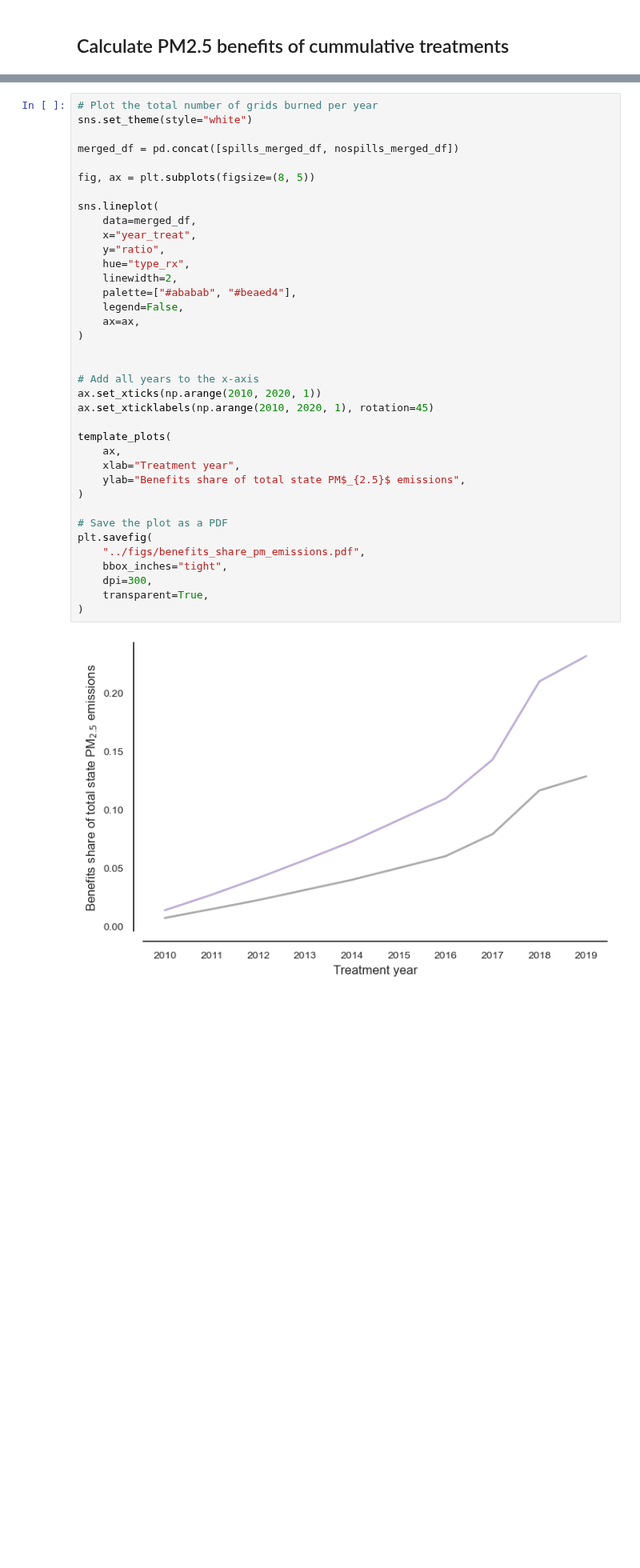
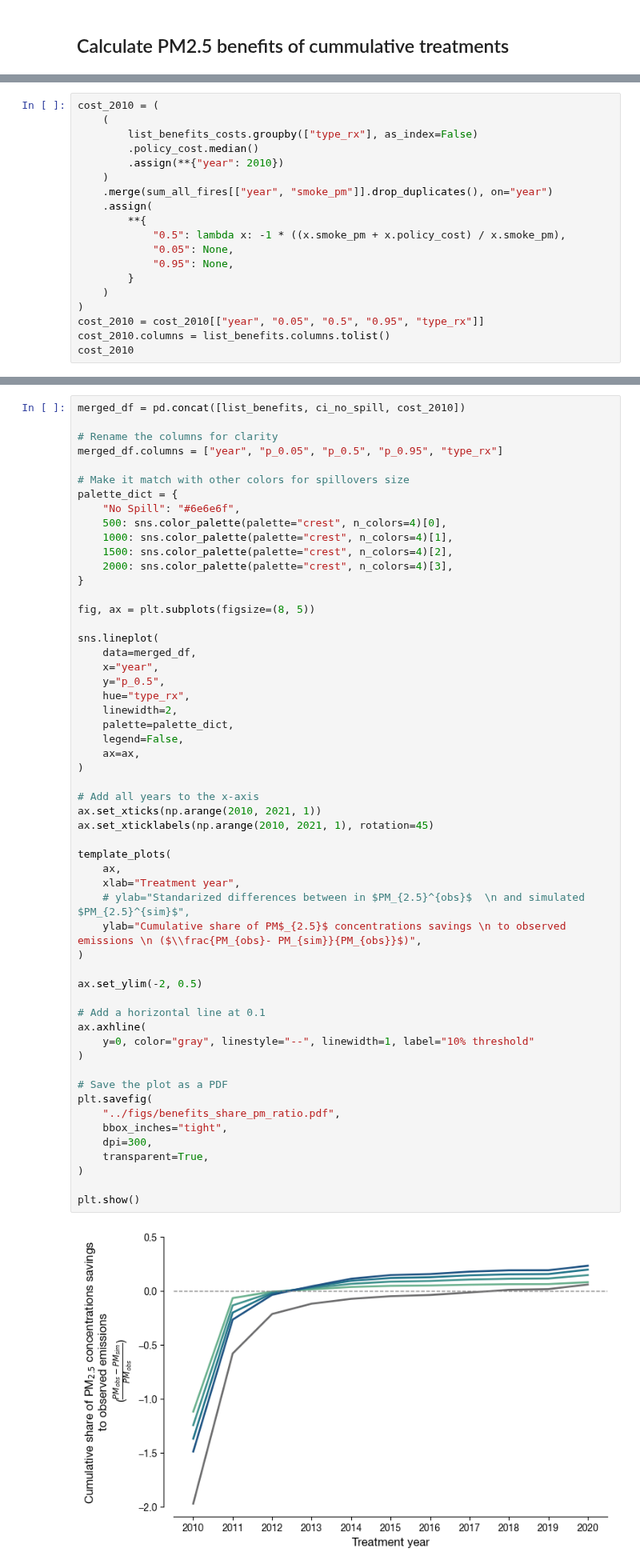
Before and after one commit to echolab-stanford/prescribed_fires, a Jupyter notebook: analysis/simulation_replication.ipynb, the cells around one changed output, grey strips where cells are left out. Shown at 80% size. Cells and saved outputs as stored; diff of their text form; blank space fills up the shorter version.

```diff
--- a/analysis/simulation_replication.ipynb
+++ b/analysis/simulation_replication.ipynb
@@ -714,0 +856,19 @@ nospills_merged_df["type_rx"] = "No Spill"
+# %%
+cost_2010 = (
+    (
+        list_benefits_costs.groupby(["type_rx"], as_index=False)
+        .policy_cost.median()
+        .assign(**{"year": 2010})
+    )
+    .merge(sum_all_fires[["year", "smoke_pm"]].drop_duplicates(), on="year")
+    .assign(
+        **{
+            "0.5": lambda x: -1 * ((x.smoke_pm + x.policy_cost) / x.smoke_pm),
+            "0.05": None,
+            "0.95": None,
+        }
+    )
+)
+cost_2010 = cost_2010[["year", "0.05", "0.5", "0.95", "type_rx"]]
+cost_2010.columns = list_benefits.columns.tolist()
+cost_2010
@@ -715,39 +882,57 @@ nospills_merged_df["type_rx"] = "No Spill"
 # %%
-# Plot the total number of grids burned per year
-sns.set_theme(style="white")
+merged_df = pd.concat([list_benefits, ci_no_spill, cost_2010])
 
-merged_df = pd.concat([spills_merged_df, nospills_merged_df])
+# Rename the columns for clarity
+merged_df.columns = ["year", "p_0.05", "p_0.5", "p_0.95", "type_rx"]
+
+# Make it match with other colors for spillovers size
+palette_dict = {
+    "No Spill": "#6e6e6f",
+    500: sns.color_palette(palette="crest", n_colors=4)[0],
+    1000: sns.color_palette(palette="crest", n_colors=4)[1],
+    1500: sns.color_palette(palette="crest", n_colors=4)[2],
+    2000: sns.color_palette(palette="crest", n_colors=4)[3],
+}
 
 fig, ax = plt.subplots(figsize=(8, 5))
 
 sns.lineplot(
     data=merged_df,
-    x="year_treat",
-    y="ratio",
+    x="year",
+    y="p_0.5",
     hue="type_rx",
     linewidth=2,
-    palette=["#ababab", "#beaed4"],
+    palette=palette_dict,
     legend=False,
     ax=ax,
 )
 
-
 # Add all years to the x-axis
-ax.set_xticks(np.arange(2010, 2020, 1))
-ax.set_xticklabels(np.arange(2010, 2020, 1), rotation=45)
+ax.set_xticks(np.arange(2010, 2021, 1))
+ax.set_xticklabels(np.arange(2010, 2021, 1), rotation=45)
 
 template_plots(
     ax,
     xlab="Treatment year",
-    ylab="Benefits share of total state PM$_{2.5}$ emissions",
+    # ylab="Standarized differences between in $PM_{2.5}^{obs}$  \n and simulated $PM_{2.5}^{sim}$",
+    ylab="Cumulative share of PM$_{2.5}$ concentrations savings \n to observed emissions \n ($\\frac{PM_{obs}- PM_{sim}}{PM_{obs}}$)",
+)
+
+ax.set_ylim(-2, 0.5)
+
+# Add a horizontal line at 0.1
+ax.axhline(
+    y=0, color="gray", linestyle="--", linewidth=1, label="10% threshold"
 )
 
 # Save the plot as a PDF
 plt.savefig(
-    "../figs/benefits_share_pm_emissions.pdf",
+    "../figs/benefits_share_pm_ratio.pdf",
     bbox_inches="tight",
     dpi=300,
     transparent=True,
 )
+
+plt.show()
 # %% [output]
-[figure, old version]
+[figure, new version]
```
Also changed, not shown: parts of 24 cells of this notebook, 4 other files.
